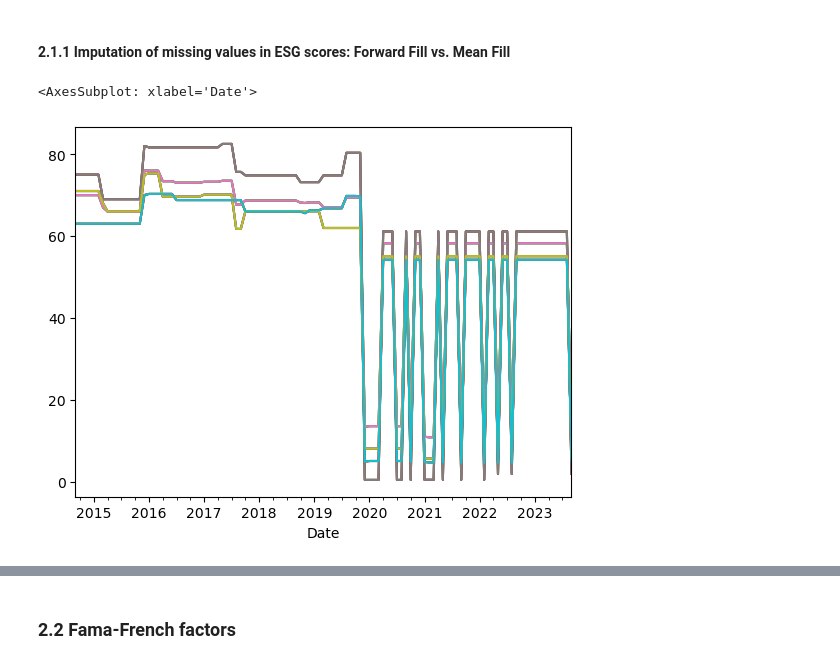
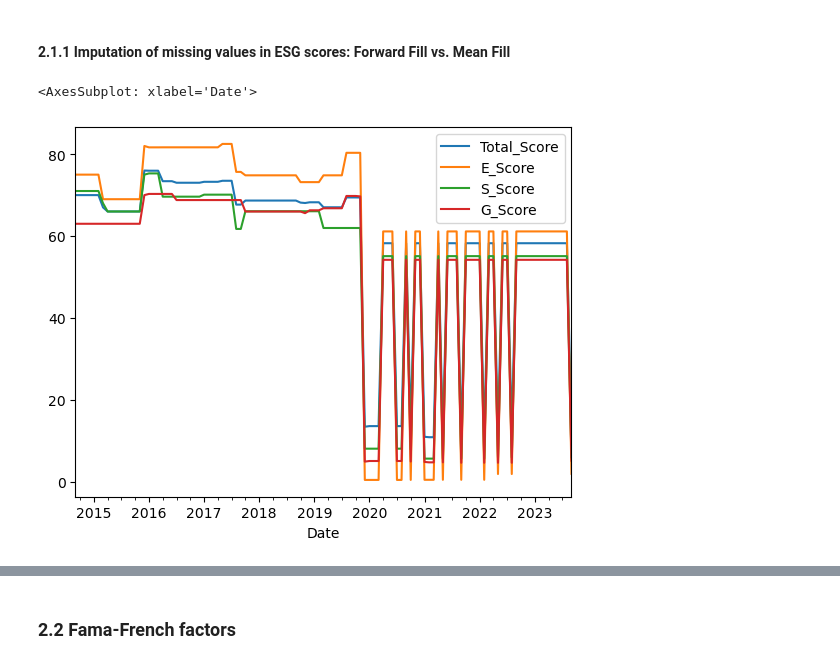
Before and after one commit to zivmi/esg-returns, a Jupyter notebook: notebooks/replication.ipynb, the cells around one changed output, grey strips where cells are left out. Saved outputs shown, nothing was run; the diff lists cells and outputs as text; code cells hidden in the pictures.

```diff
--- a/notebooks/replication.ipynb
+++ b/notebooks/replication.ipynb
@@ -167,0 +179,10 @@ Seems that the ESG scores are not consistently after November 2019. This is beca
+# %%
+agg_esgdata = esgdata.drop(columns=esgdata.columns)
+for regex_word in ["Total_Score", "E_Score", "S_Score", "G_Score"]:
+    temp_df = (esgdata
+        .filter(regex=regex_word)
+        .aggregate("max", axis="columns")
+        .to_frame()
+        .rename(columns={0:regex_word})
+    )
+    agg_esgdata.loc[:, regex_word] = temp_df.loc[:, regex_word]
@@ -168,8 +194,8 @@ Seems that the ESG scores are not consistently after November 2019. This is beca
 # %% [markdown]
 #### 2.1.1 Imputation of missing values in ESG scores: **Forward Fill vs. Mean Fill**
 # %%
-esgdata_mean_inputed = esgdata.fillna(esgdata.mean())
-esgdata_mean_inputed.iloc[:, 0:20].plot(legend=None)
+esgdata_mean_inputed = agg_esgdata.fillna(agg_esgdata.mean())
+esgdata_mean_inputed.plot()
 # %% [output]
 <AxesSubplot: xlabel='Date'>
-[figure, old version]
+[figure, new version]
```
Also changed, not shown: parts of 27 cells of this notebook, 1 other file.
